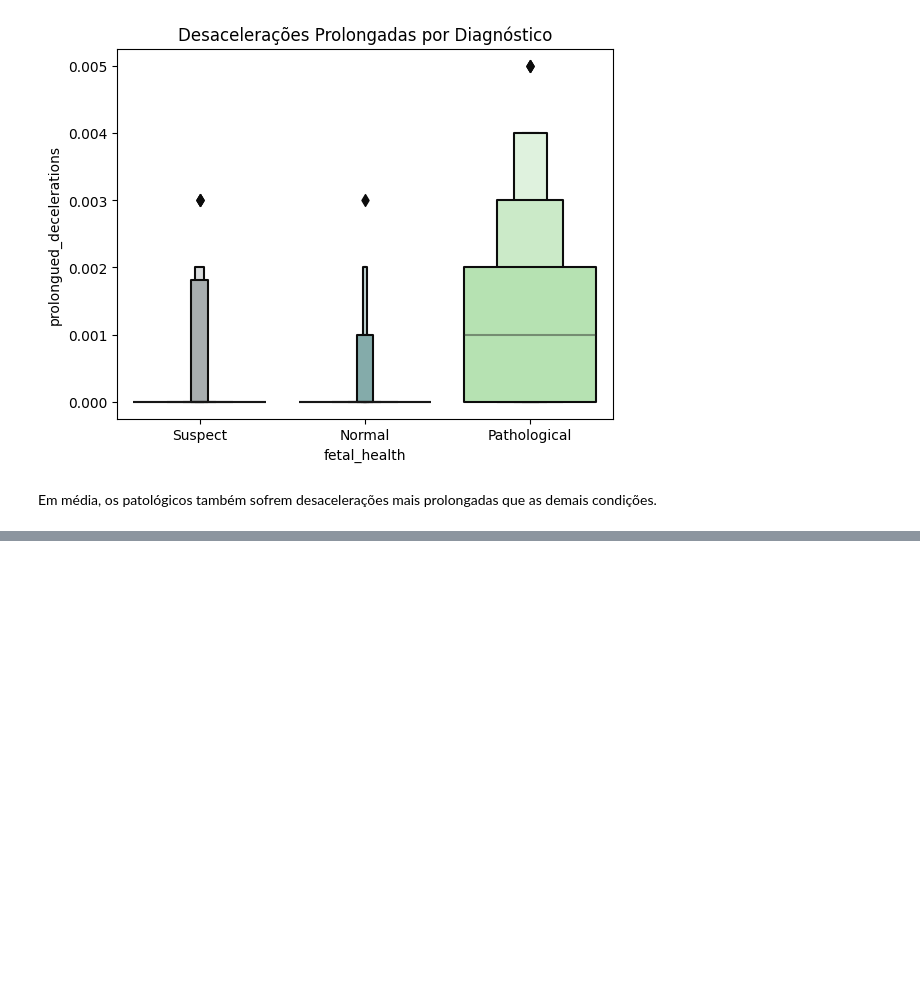
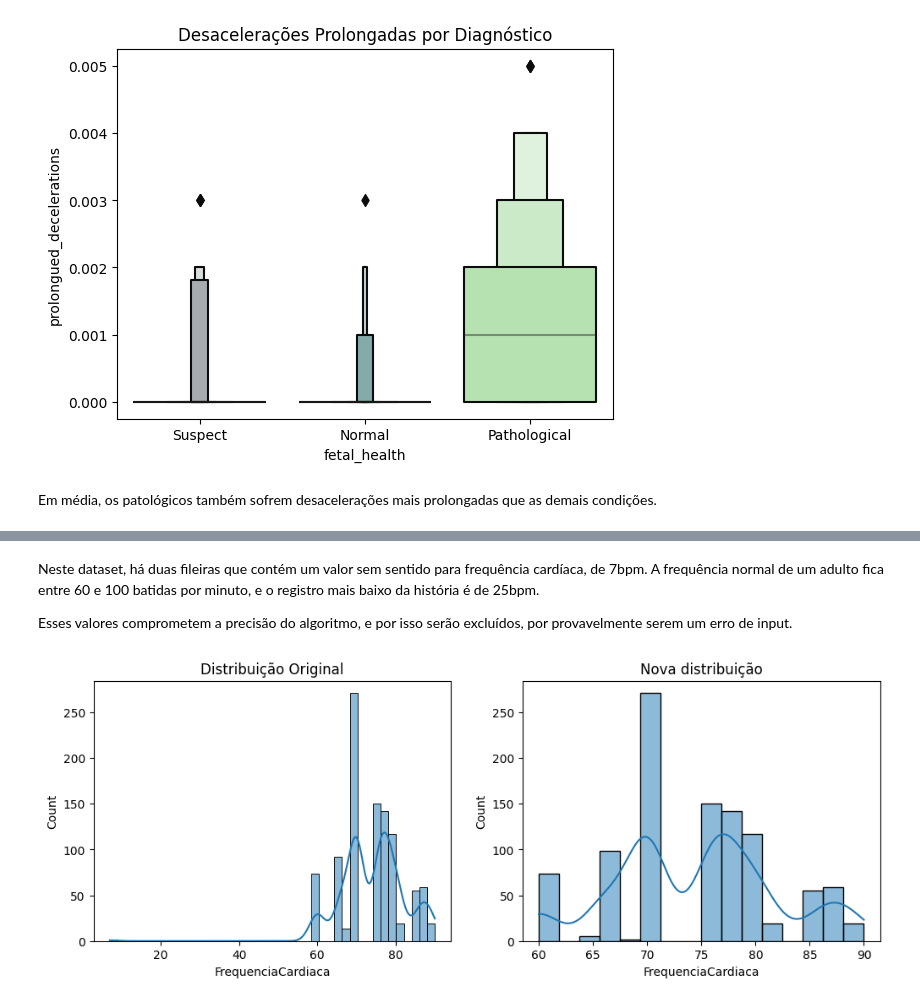
Before and after one commit to Curesharp/curesharp-datascience, a Jupyter notebook: analiseexploratoria.ipynb, the cells around one changed output, grey strips where cells are left out. Cells and saved outputs as stored; diff of their text form; code cells hidden in the pictures; blank space fills up the shorter version.

```diff
--- a/analiseexploratoria.ipynb
+++ b/analiseexploratoria.ipynb
@@ -279,0 +308,19 @@ Em média, os patológicos também sofrem desacelerações mais prolongadas que
+# %%
+# Renomeando colunas e rótulo, afim de melhor leitura
+maternal_health.rename(columns={'Age': 'Idade', 'SystolicBP': 'PSistolica',
+                                'DiastolicBP': 'PDiastolica', 'BS': 'NivelGlicose', 'BodyTemp': 'TemperaturaCorporal',
+                                'HeartRate': 'FrequenciaCardiaca', 'RiskLevel': 'NivelRisco'}, inplace=True)
+
+# Traduzindo o nível de risco
+def pt_br(item):
+  if item == 'low risk':
+    item = 'baixo risco'
+  elif item == 'mid risk':
+    item = 'médio risco'
+  elif item == 'high risk':
+    item = 'alto risco'
+  return item
+
+
+maternal_health['NivelRisco'] = maternal_health['NivelRisco'].apply(pt_br)
+maternal_health.head()
@@ -279,0 +334,17 @@ Em média, os patológicos também sofrem desacelerações mais prolongadas que
+# %% [markdown]
+Neste dataset, há duas fileiras que contém um valor sem sentido para frequência cardíaca, de 7bpm. A frequência normal de um adulto fica entre 60 e 100 batidas por minuto, e o registro mais baixo da história é de 25bpm.
+
+Esses valores comprometem a precisão do algoritmo, e por isso serão excluídos, por provavelmente serem um erro de input.
+# %%
+# Dropando fileiras sem sentido
+new = maternal_health.drop(maternal_health.index[maternal_health.FrequenciaCardiaca == 7])
+
+# Comparando distribuições
+fig, ax = plt.subplots(1, 2, figsize=(12, 4))
+sns.histplot(data=maternal_health, x="FrequenciaCardiaca", kde=True, ax=ax[0])
+sns.histplot(data=new, x="FrequenciaCardiaca", kde=True, ax=ax[1])
+ax[0].set_title("Distribuição Original")
+ax[1].set_title("Nova distribuição")
+plt.show()
+# %% [output]
+[figure, added]
```
Also changed, not shown: parts of 22 cells of this notebook.
